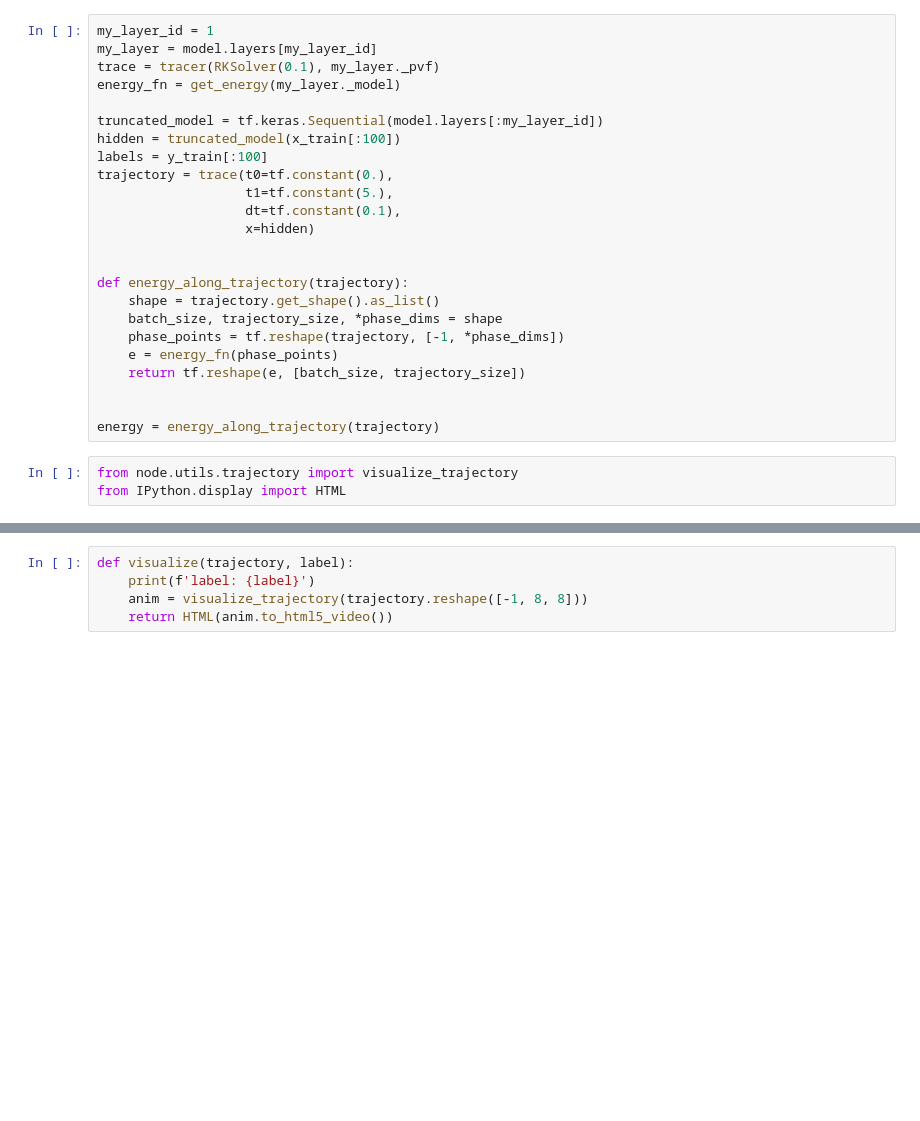
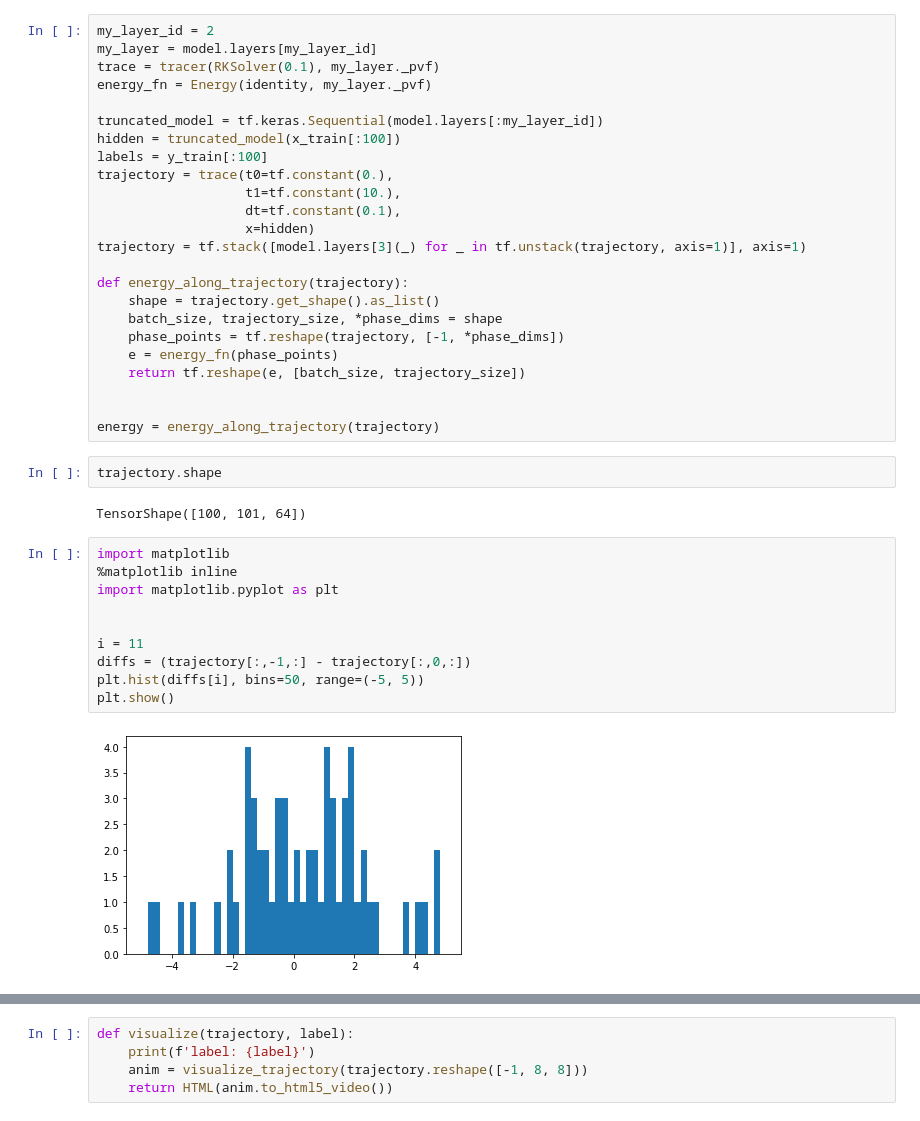
Before and after one commit to shuiruge/neural-ode, a Jupyter notebook: experiments/Energy Based.ipynb, the cells around one changed output, grey strips where cells are left out. Cells and saved outputs as stored; diff of their text form; blank space fills up the shorter version.

Commit message:
More trials on energy based

```diff
--- a/experiments/Energy Based.ipynb
+++ b/experiments/Energy Based.ipynb
@@ -78,17 +124,17 @@ model.layers
 # %%
-my_layer_id = 1
+my_layer_id = 2
 my_layer = model.layers[my_layer_id]
 trace = tracer(RKSolver(0.1), my_layer._pvf)
-energy_fn = get_energy(my_layer._model)
+energy_fn = Energy(identity, my_layer._pvf)
 
 truncated_model = tf.keras.Sequential(model.layers[:my_layer_id])
 hidden = truncated_model(x_train[:100])
 labels = y_train[:100]
 trajectory = trace(t0=tf.constant(0.),
-                   t1=tf.constant(5.),
+                   t1=tf.constant(10.),
                    dt=tf.constant(0.1),
                    x=hidden)
-
+trajectory = tf.stack([model.layers[3](_) for _ in tf.unstack(trajectory, axis=1)], axis=1)
 
 def energy_along_trajectory(trajectory):
     shape = trajectory.get_shape().as_list()
@@ -99,9 +145,22 @@ def energy_along_trajectory(trajectory):
 
 
 energy = energy_along_trajectory(trajectory)
-# %%
-from node.utils.trajectory import visualize_trajectory
-from IPython.display import HTML
+# %%
+trajectory.shape
+# %% [output]
+TensorShape([100, 101, 64])
+# %%
+import matplotlib
+%matplotlib inline
+import matplotlib.pyplot as plt
+
+
+i = 11
+diffs = (trajectory[:,-1,:] - trajectory[:,0,:])
+plt.hist(diffs[i], bins=50, range=(-5, 5))
+plt.show()
+# %% [output]
+[figure, added]
 # %%
 labels_ = np.argmax(labels.numpy(), -1)
 print(list(enumerate(labels_)))
```
Also changed, not shown: parts of 14 cells of this notebook, 1 other file.
